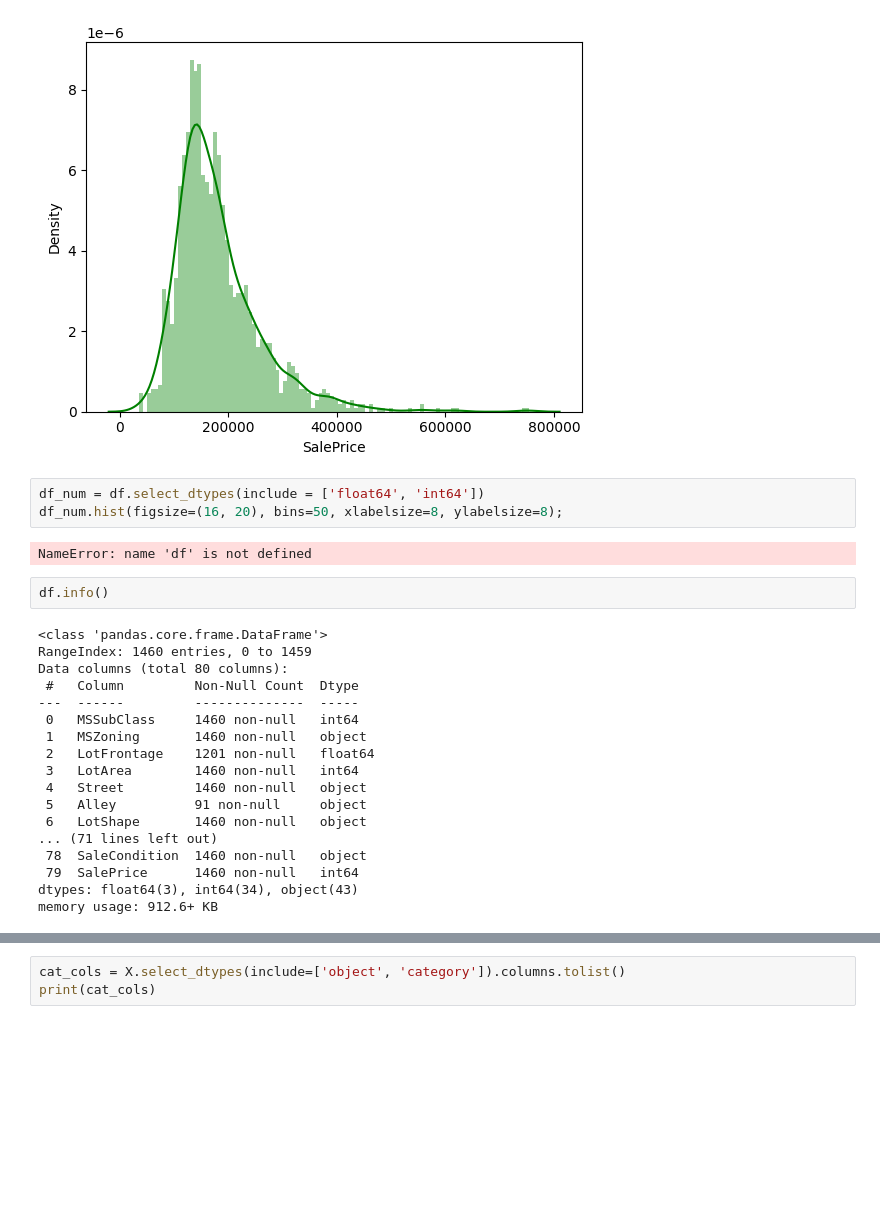
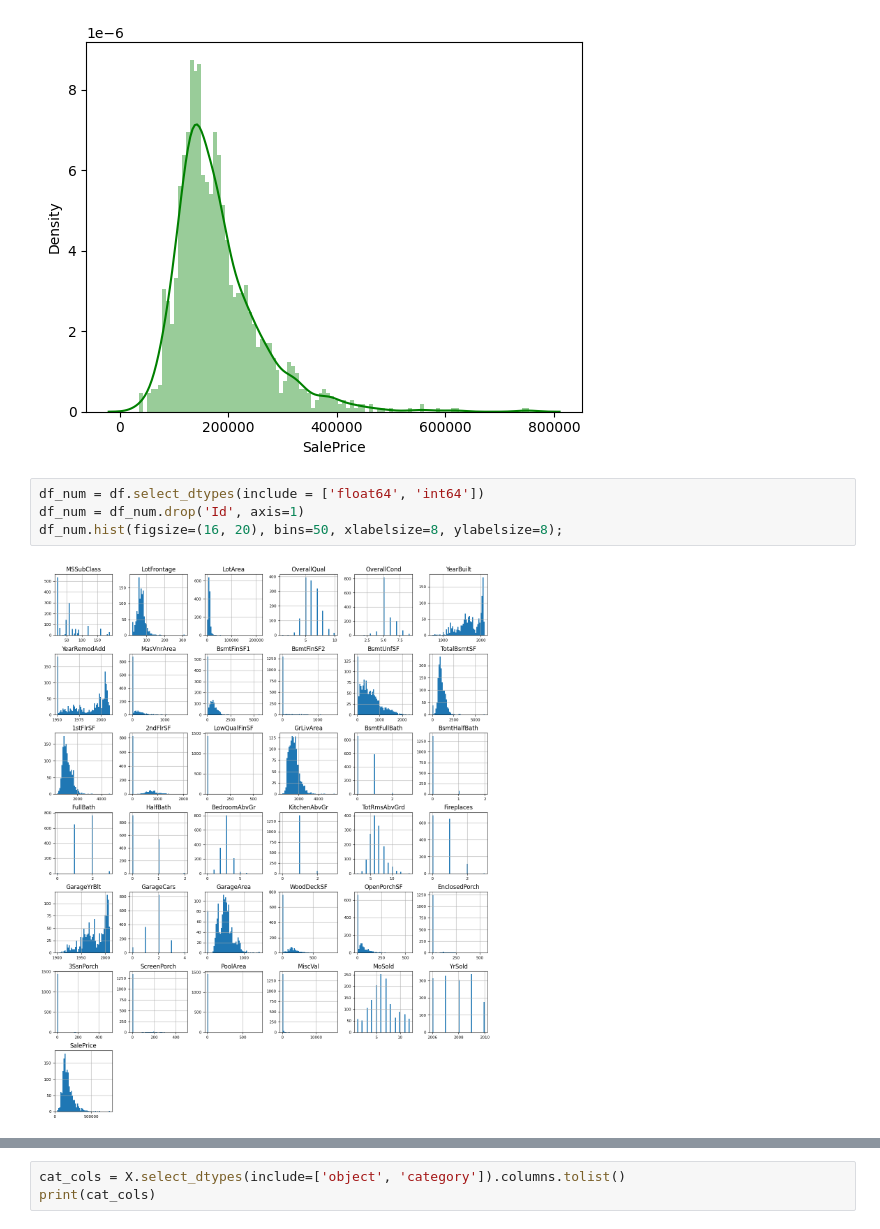
Before and after one commit to ArulR1006/Dataset, a Jupyter notebook: notebook5e76b4f70e.ipynb, the cells around one changed output, grey strips where cells are left out. Saved outputs shown, nothing was run; the diff lists cells and outputs as text; blank space fills up the shorter version.

```diff
--- a/notebook5e76b4f70e.ipynb
+++ b/notebook5e76b4f70e.ipynb
@@ -77,26 +85,7 @@ https://gist.github.com/mwaskom/de44147ed2974457ad6372750bbe5751
 [figure]
 # %%
 df_num = df.select_dtypes(include = ['float64', 'int64'])
+df_num = df_num.drop('Id', axis=1)
 df_num.hist(figsize=(16, 20), bins=50, xlabelsize=8, ylabelsize=8);
 # %% [output]
-NameError: name 'df' is not defined
+[figure, added]
-# %%
-df.info()
-# %% [output]
-<class 'pandas.core.frame.DataFrame'>
-RangeIndex: 1460 entries, 0 to 1459
-Data columns (total 80 columns):
- #   Column         Non-Null Count  Dtype
----  ------         --------------  -----
- 0   MSSubClass     1460 non-null   int64
- 1   MSZoning       1460 non-null   object
- 2   LotFrontage    1201 non-null   float64
- 3   LotArea        1460 non-null   int64
- 4   Street         1460 non-null   object
- 5   Alley          91 non-null     object
- 6   LotShape       1460 non-null   object
-... (71 lines left out)
- 78  SaleCondition  1460 non-null   object
- 79  SalePrice      1460 non-null   int64
-dtypes: float64(3), int64(34), object(43)
-memory usage: 912.6+ KB
```
Also changed, not shown: parts of 11 cells of this notebook.
